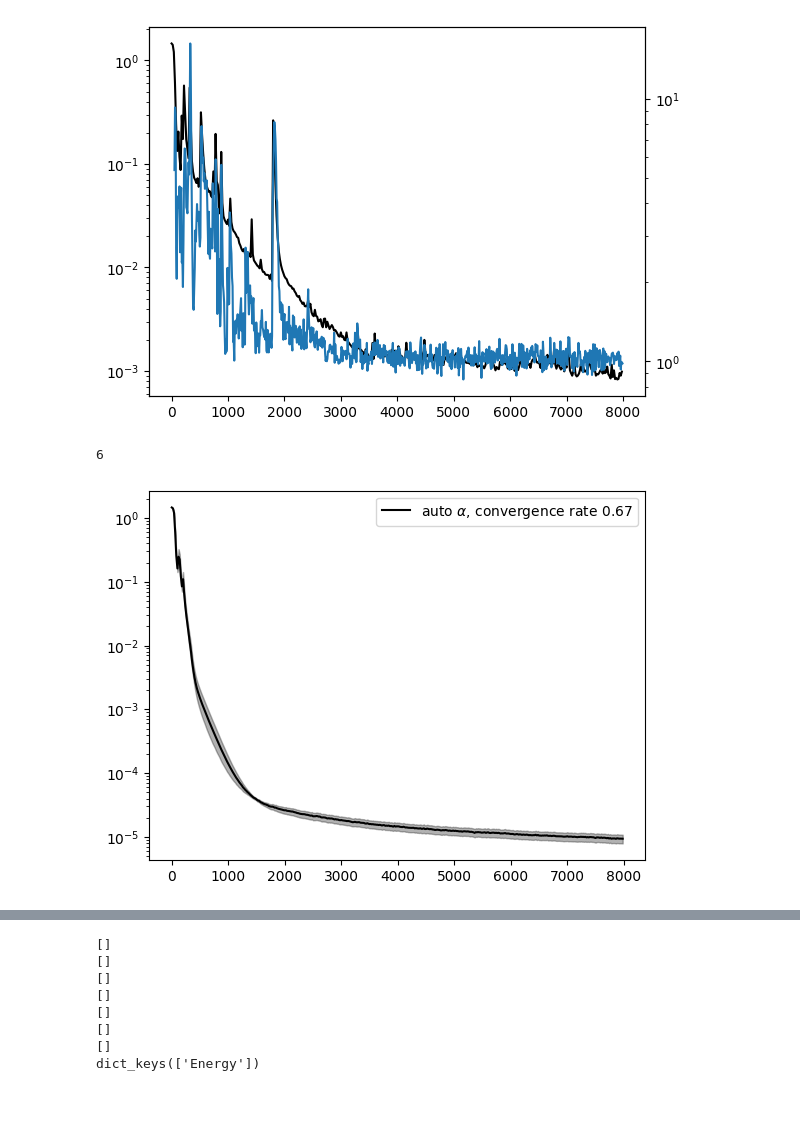
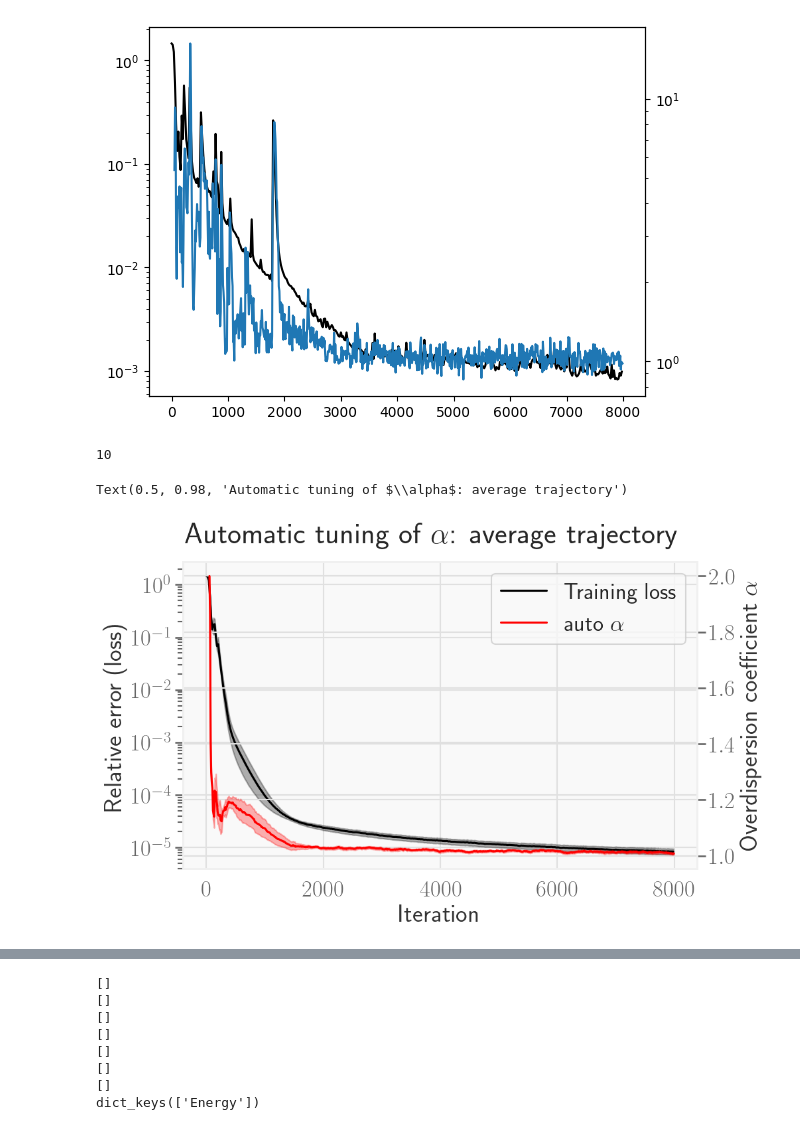
Before and after one commit to AntoineMsy/grad_sample, a Jupyter notebook: notebooks/is_analysis.ipynb, the cells around one changed output, grey strips where cells are left out. Cells and saved outputs as stored; diff of their text form; code cells hidden in the pictures; blank space fills up the shorter version.

```diff
--- a/notebooks/is_analysis.ipynb
+++ b/notebooks/is_analysis.ipynb
@@ -22,3 +23,6 @@ from matplotlib import colors
+# %%
+import seaborn as sns
+sns.set_context('talk', font_scale=1.5)
 # %%
 %load_ext autoreload
 %autoreload 2
@@ -93,32 +97,55 @@ ax1.set_yscale('log')
 # %%
 num_conv_run = 0
 num_runs = 10
 rel_err_l = []
+alphal = []
 for i in range(10):
     try :
         dict_out = np.load(f'run_{i}.npz', allow_pickle=True)['arr_0'].item()
         rel_err = dict_out['rel_errl']
+        # print(dict_out.keys())
         rel_err_it = dict_out['itrel']
-
+        alpha_val = dict_out['al']
+        alpha_it = dict_out['itvar']
         if min(rel_err) < 1e-4:
             num_conv_run +=1
             rel_err_l.append(rel_err)
+            alphal.append(alpha_val)
+
     except :
         num_runs -= 1
 
 rel_err_val_l = np.stack(rel_err_l)
 mean_rel = jnp.mean(rel_err_val_l,axis=0)
 std_rel = jnp.std(rel_err_val_l,axis=0)
 ymax = mean_rel + std_rel/(2*jnp.sqrt(2))
 ymin = mean_rel - std_rel/(2*jnp.sqrt(2))
+
+alpha_val_l = np.stack(alphal)
+mean_alpha = jnp.mean(alpha_val_l,axis=0)
+std_alpha = jnp.std(alpha_val_l,axis=0)
+ymax_a = mean_alpha + std_alpha/(2*jnp.sqrt(2))
+ymin_a = mean_alpha - std_alpha/(2*jnp.sqrt(2))
 print(num_runs)
-plt.plot(rel_err_it, mean_rel, color='black', label=r'auto $\alpha$' + ', convergence rate %.2f'%(num_conv_run/num_runs))
-plt.fill_between(rel_err_it, ymax, ymin, color = 'black', alpha=0.3)
-plt.legend()
-plt.yscale('log')
+fig, ax = plt.subplots()
+ax.plot(rel_err_it, mean_rel, color='black', label='Training loss')
+ax.fill_between(rel_err_it, ymax, ymin, color = 'black', alpha=0.3)
+ax1 = ax.twinx()
+ax1.plot(alpha_it, mean_alpha, color='red', label=r'auto $\alpha$')
+ax1.fill_between(alpha_it, ymax_a, ymin_a, color = 'red', alpha=0.3)
+ax.set_ylabel('Relative error (loss)')
+ax1.set_ylabel(r'Overdispersion coefficient $\alpha$')
+ax.set_xlabel("Iteration")
+handles, labels = ax.get_legend_handles_labels()  # from ax
+handles1, labels1 = ax1.get_legend_handles_labels()  # from ax1
+plt.legend(handles=handles+handles1, labels=labels+labels1)
+ax.set_yscale('log')
+
+fig.suptitle(r'Automatic tuning of $\alpha$: average trajectory')
 # %% [output]
-6
+10
+Text(0.5, 0.98, 'Automatic tuning of $\\alpha$: average trajectory')
-[figure, old version]
+[figure, new version]
 # %%
 mc_sample = 9 #2**mc_sample samples
 is_keys = ['0.0', '0.01', '0.1', "0.5", "0.8", '1.0', '1.6', '1.8', '2.0']
```
Also changed, not shown: parts of 4 cells of this notebook, 7 other files.
